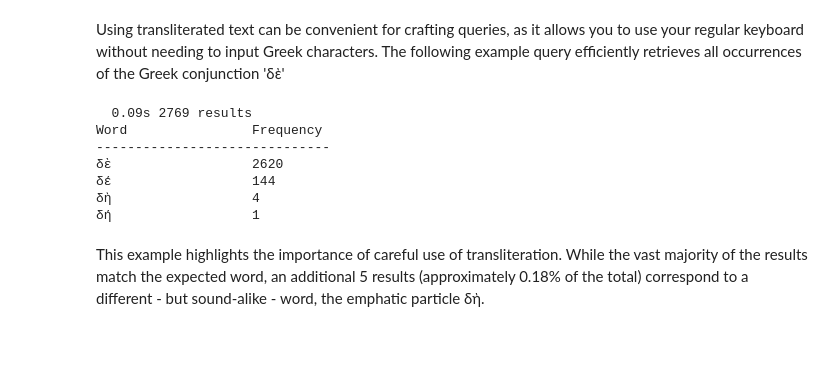
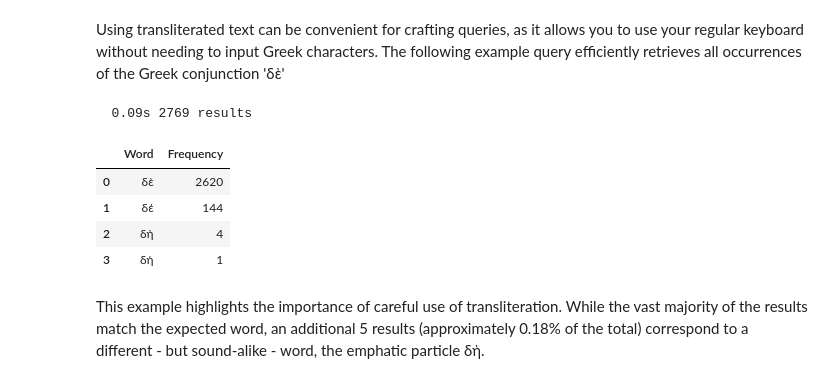
Before and after one commit to CenterBLC/N1904, a Jupyter notebook: docs/tutorial/various_text_formats.ipynb, the cells around one changed output. Cells and saved outputs as stored; diff of their text form; code cells hidden in the pictures; blank space fills up the shorter version.

```diff
--- a/docs/tutorial/various_text_formats.ipynb
+++ b/docs/tutorial/various_text_formats.ipynb
@@ -211,34 +212,40 @@ fmt=text-unaccent-plain : Αρχη του ευαγγελιου Ιησου Χρι
 ## 3.3 - Transliterated text<a class="anchor" id="bullet3x3"></a>
 # %% [markdown]
 Using transliterated text can be convenient for crafting queries, as it allows you to use your regular keyboard without needing to input Greek characters. The following example query efficiently retrieves all occurrences of the Greek conjunction 'δὲ'
-# %%
-LatinQuery = '''
-word translit=de
-'''
-Result = N1904.search(LatinQuery)
-
-from collections import Counter
-# Initialize a counter to store word frequencies
-word_counts = Counter()
-# Loop through the results and count the occurrences of each word
-for tuple in Result:
-    word = F.text.v(tuple[0])
-    word_counts[word] += 1
-# Convert the counter into a list of tuples (word, frequency)
-word_frequencies = word_counts.most_common()
-# Print the word frequency table
-print(f"{'Word':<20}{'Frequency'}")
-print("-" * 30)
-for word, freq in word_frequencies:
-    print(f"{word:<20}{freq}")
-# %% [output]
-  0.09s 2769 results
-Word                Frequency
-------------------------------
-δὲ                  2620
-δέ                  144
-δὴ                  4
-δή                  1
+# %%
+import pandas as pd
+from IPython.display import display
+from collections import Counter
+
+# Define the Latin query to search for 'de'
+LatinQuery = '''
+word translit=de
+'''
+Result = N1904.search(LatinQuery)
+
+# Initialize a counter to store word frequencies
+wordCounts = Counter()
+
+# Loop through the results and count the occurrences of each word
+for tuple in Result:
+    word = F.text.v(tuple[0])
+    wordCounts[word] += 1
+
+# Convert the counter into a list of tuples (word, frequency)
+wordFrequencies = wordCounts.most_common()
+
+# Create a DataFrame from the word frequencies
+df = pd.DataFrame(wordFrequencies, columns=['Word', 'Frequency'])
+
+# Display the DataFrame
+display(df)
+# %% [output]
+  0.09s 2769 results
+|  | Word | Frequency |
+| 0 | δὲ | 2620 |
+| 1 | δέ | 144 |
+| 2 | δὴ | 4 |
+| 3 | δή | 1 |
 # %% [markdown]
 This example highlights the importance of careful use of transliteration. While the vast majority of the results match the expected word, an additional 5 results (approximately 0.18% of the total) correspond to a different - but sound-alike - word, the emphatic particle δὴ.
 # %% [markdown]
```
Also changed, not shown: parts of 7 cells of this notebook, 5 other files.
